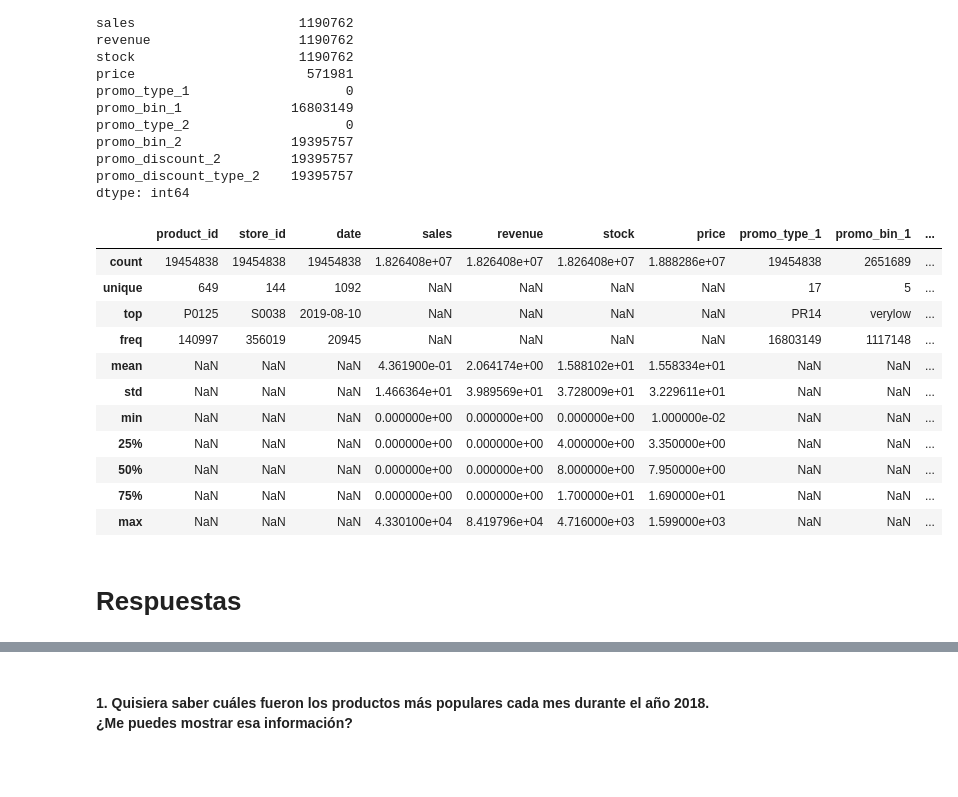
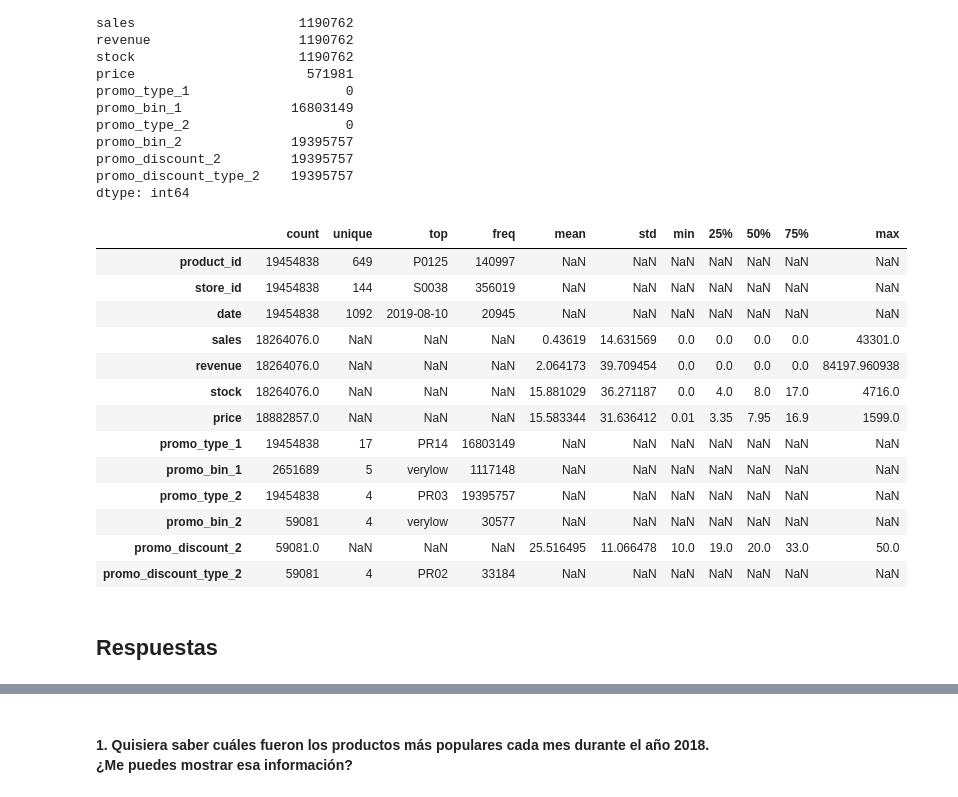
Before and after one commit to cramirez98/WorkshopSumz, a Jupyter notebook: workshop/Workshop 1.ipynb, the cells around one changed output, grey strips where cells are left out. Saved outputs shown, nothing was run; the diff lists cells and outputs as text; code cells hidden in the pictures; blank space fills up the shorter version.

```diff
--- a/workshop/Workshop 1.ipynb
+++ b/workshop/Workshop 1.ipynb
@@ -124,7 +134,10 @@ city_id
 # %%
-import zipfile
 import os
 
 DATASETS_DIR = os.path.join(os.getcwd(), 'datasets')
 
-ZIP_FILE = os.path.join(DATASETS_DIR, 'datasets.zip')
+STORE_CITIES_CSV_FILE = os.path.join(DATASETS_DIR, 'store_cities.csv')
+
+PRODUCT_H_CSV_FILE = os.path.join(DATASETS_DIR, 'product_hierarchy.csv')
+
+SALES_CSV_FILE = os.path.join(DATASETS_DIR, 'sales.csv')
@@ -183,15 +200,31 @@ df_store_cities = pd.read_csv(os.path.join(DATASETS_DIR, 'store_cities.csv'))
 # %%
-CHUNKSIZE = 10000
+CHUNKSIZE = 100_000
 
-chunks = pd.read_csv(os.path.join(DATASETS_DIR, 'sales.csv'), chunksize=CHUNKSIZE)
-dfs_list = []
+chunks = pd.read_csv(
+    SALES_CSV_FILE,
+    chunksize=CHUNKSIZE,
+    dtype={
+        'product_id': 'string[pyarrow]',
+        'store_id': 'string[pyarrow]',
+        'date': 'string[pyarrow]',
+        'sales': np.float32,
+        'revenue': np.float32,
+        'stock': np.float32,
+        'price': np.float32,
+        'promo_type_1': 'string[pyarrow]',
+        'promo_bin_1': 'string[pyarrow]',
+        'promo_type_2': 'string[pyarrow]',
+        'promo_bin_2': 'string[pyarrow]',
+        'promo_discount_2': np.float32,
+        'promo_discount_type_2': 'string[pyarrow]'
+    }
+)
 
-for chunk in chunks:
-    dfs_list.append(chunk)
-
-df_sales = pd.concat(dfs_list)
-
-del dfs_list
+for i,chunk in enumerate(chunks):
+    if i == 0:
+        df_sales = chunk
+    else:
+        df_sales = pd.concat([df_sales, chunk])
 # %% [markdown]
 ## Analizar datos
 # %% [markdown]
@@ -360,22 +393,24 @@ promo_discount_2         19395757
 promo_discount_type_2    19395757
 dtype: int64
 # %%
-df_sales.describe(include='all')
+df_sales.describe(include='all').T
 # %% [output]
-|  | product_id | store_id | date | sales | revenue | stock | price | promo_type_1 | promo_bin_1 | ... |
-| count | 19454838 | 19454838 | 19454838 | 1.826408e+07 | 1.826408e+07 | 1.826408e+07 | 1.888286e+07 | 19454838 | 2651689 | ... |
-| unique | 649 | 144 | 1092 | NaN | NaN | NaN | NaN | 17 | 5 | ... |
-| top | P0125 | S0038 | 2019-08-10 | NaN | NaN | NaN | NaN | PR14 | verylow | ... |
-| freq | 140997 | 356019 | 20945 | NaN | NaN | NaN | NaN | 16803149 | 1117148 | ... |
-| mean | NaN | NaN | NaN | 4.361900e-01 | 2.064174e+00 | 1.588102e+01 | 1.558334e+01 | NaN | NaN | ... |
-| std | NaN | NaN | NaN | 1.466364e+01 | 3.989569e+01 | 3.728009e+01 | 3.229611e+01 | NaN | NaN | ... |
-| min | NaN | NaN | NaN | 0.000000e+00 | 0.000000e+00 | 0.000000e+00 | 1.000000e-02 | NaN | NaN | ... |
-| 25% | NaN | NaN | NaN | 0.000000e+00 | 0.000000e+00 | 4.000000e+00 | 3.350000e+00 | NaN | NaN | ... |
-| 50% | NaN | NaN | NaN | 0.000000e+00 | 0.000000e+00 | 8.000000e+00 | 7.950000e+00 | NaN | NaN | ... |
-| 75% | NaN | NaN | NaN | 0.000000e+00 | 0.000000e+00 | 1.700000e+01 | 1.690000e+01 | NaN | NaN | ... |
-| max | NaN | NaN | NaN | 4.330100e+04 | 8.419796e+04 | 4.716000e+03 | 1.599000e+03 | NaN | NaN | ... |
+|  | count | unique | top | freq | mean | std | min | 25% | 50% | 75% | max |
+| product_id | 19454838 | 649 | P0125 | 140997 | NaN | NaN | NaN | NaN | NaN | NaN | NaN |
+| store_id | 19454838 | 144 | S0038 | 356019 | NaN | NaN | NaN | NaN | NaN | NaN | NaN |
+| date | 19454838 | 1092 | 2019-08-10 | 20945 | NaN | NaN | NaN | NaN | NaN | NaN | NaN |
+| sales | 18264076.0 | NaN | NaN | NaN | 0.43619 | 14.631569 | 0.0 | 0.0 | 0.0 | 0.0 | 43301.0 |
+| revenue | 18264076.0 | NaN | NaN | NaN | 2.064173 | 39.709454 | 0.0 | 0.0 | 0.0 | 0.0 | 84197.960938 |
+| stock | 18264076.0 | NaN | NaN | NaN | 15.881029 | 36.271187 | 0.0 | 4.0 | 8.0 | 17.0 | 4716.0 |
+| price | 18882857.0 | NaN | NaN | NaN | 15.583344 | 31.636412 | 0.01 | 3.35 | 7.95 | 16.9 | 1599.0 |
+| promo_type_1 | 19454838 | 17 | PR14 | 16803149 | NaN | NaN | NaN | NaN | NaN | NaN | NaN |
+| promo_bin_1 | 2651689 | 5 | verylow | 1117148 | NaN | NaN | NaN | NaN | NaN | NaN | NaN |
+| promo_type_2 | 19454838 | 4 | PR03 | 19395757 | NaN | NaN | NaN | NaN | NaN | NaN | NaN |
+| promo_bin_2 | 59081 | 4 | verylow | 30577 | NaN | NaN | NaN | NaN | NaN | NaN | NaN |
+| promo_discount_2 | 59081.0 | NaN | NaN | NaN | 25.516495 | 11.066478 | 10.0 | 19.0 | 20.0 | 33.0 | 50.0 |
+| promo_discount_type_2 | 59081 | 4 | PR02 | 33184 | NaN | NaN | NaN | NaN | NaN | NaN | NaN |
 # %% [markdown]
-# Respuestas
+## Respuestas
 # %%
 df_analysis = (
     df_sales
```
Also changed, not shown: parts of 98 cells of this notebook, 2 other files.
